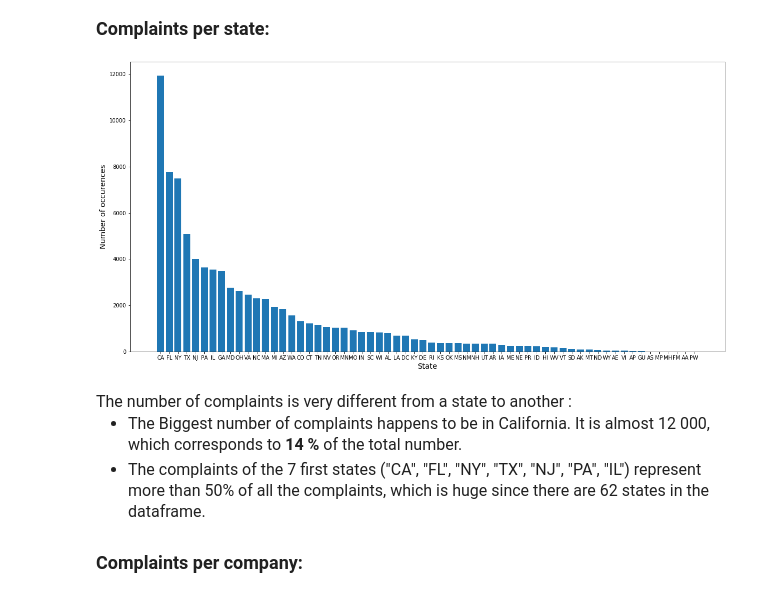
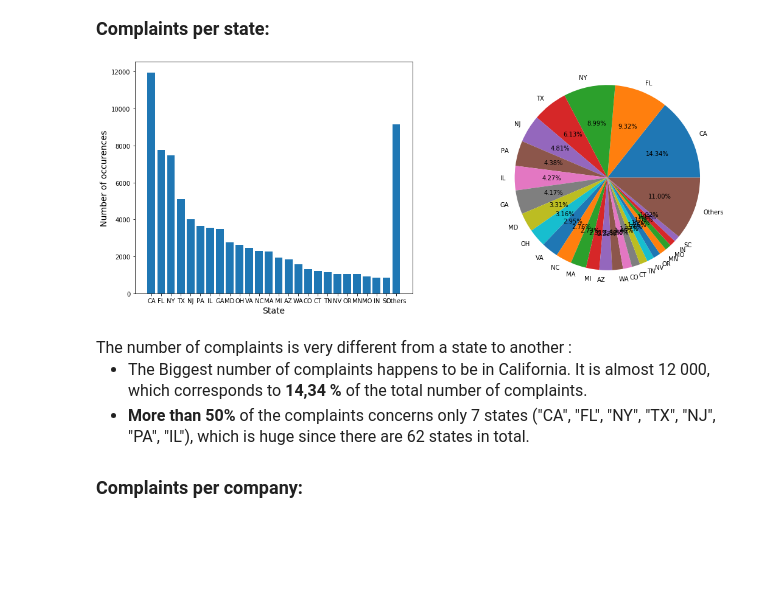
Before and after one commit to aminedassouli/Bank_account, a Jupyter notebook: Bank_Account_or_Service_Complaints.ipynb, the cells around one changed output. Drawn from its saved outputs; the diff is of its cells as text; code cells hidden in the pictures; blank space fills up the shorter version.

Commit message:
Visualization progressing

```diff
--- a/Bank_Account_or_Service_Complaints.ipynb
+++ b/Bank_Account_or_Service_Complaints.ipynb
@@ -175,19 +202,26 @@ dtype: int64
 <font size=4>
 <b>Complaints per state:</b>
 </font>
-# %%
-# Plotting configuration
-plt.figure(figsize=(20,10))
-
-# Plot the bar chart showing the number of complaints per US state
-_plot_bar(df_data["State"], number_keep=62, x_label="State")
-# %% [output]
-[figure, removed]
+# %%
+# Create a figure
+fig = plt.figure(figsize=(18,7))
+
+# Plot a bar chart of the 25 states which receive the biggest number of complaints
+ax1 = fig.add_subplot(1,2,1)
+plot_chart(df_data["State"], "bar", number_keep=25, x_label="State")
+
+# Plot a pie chart for all the states in a second subplot
+ax2 = fig.add_subplot(1,2,2)
+plot_chart(df_data["State"], "pie", number_keep=25)
+
+plt.show()
+# %% [output]
+[figure, added]
 # %% [markdown]
 <font size="3">
 The number of complaints is very different from a state to another :
-<ul><li>The Biggest number of complaints happens to be in California. It is almost 12 000, which corresponds to<b> 14 % </b>of the total number.
-<li>The complaints of the 7 first states ("CA", "FL", "NY", "TX", "NJ", "PA", "IL") represent more than 50% of all the complaints, which is huge since there are 62 states in the dataframe.</ul>
+<ul><li>The Biggest number of complaints happens to be in California. It is almost 12 000, which corresponds to<b> 14,34 % </b>of the total number of complaints.
+    <li><b>More than 50%</b> of the complaints concerns only 7 states ("CA", "FL", "NY", "TX", "NJ", "PA", "IL"), which is huge since there are 62 states in total.</ul>
 </font>
 # %% [markdown]
 <font size=4>
```
Also changed, not shown: parts of 27 cells of this notebook, 1 other file.
